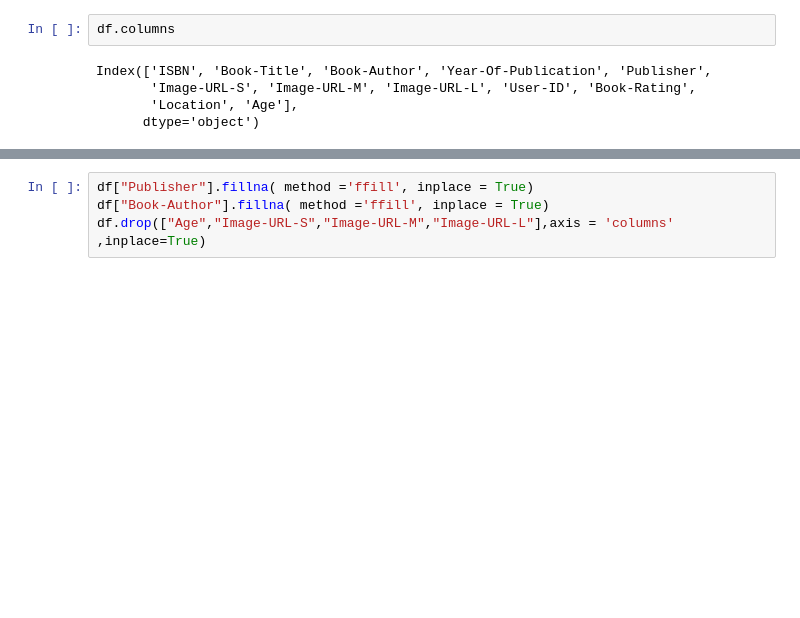
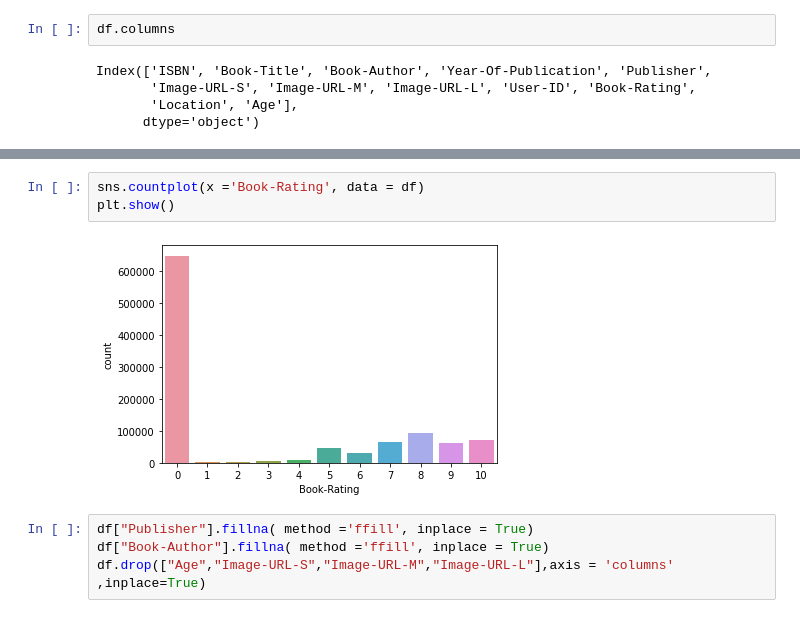
Before and after one commit to Shubhamverse/Book-Recommendation-System, a Jupyter notebook: Book_Recommendation_System_Unsupervised_ML.ipynb, the cells around one changed output, grey strips where cells are left out. Cells and saved outputs as stored; diff of their text form; blank space fills up the shorter version.

```diff
--- a/Book_Recommendation_System_Unsupervised_ML.ipynb
+++ b/Book_Recommendation_System_Unsupervised_ML.ipynb
@@ -212,3 +220,8 @@ Index(['ISBN', 'Book-Title', 'Book-Author', 'Year-Of-Publication', 'Publisher',
+# %%
+sns.countplot(x ='Book-Rating', data = df)
+plt.show()
+# %% [output]
+[figure, added]
 # %%
 df["Publisher"].fillna( method ='ffill', inplace = True)
 df["Book-Author"].fillna( method ='ffill', inplace = True)
```
Also changed, not shown: parts of 2 cells of this notebook.
